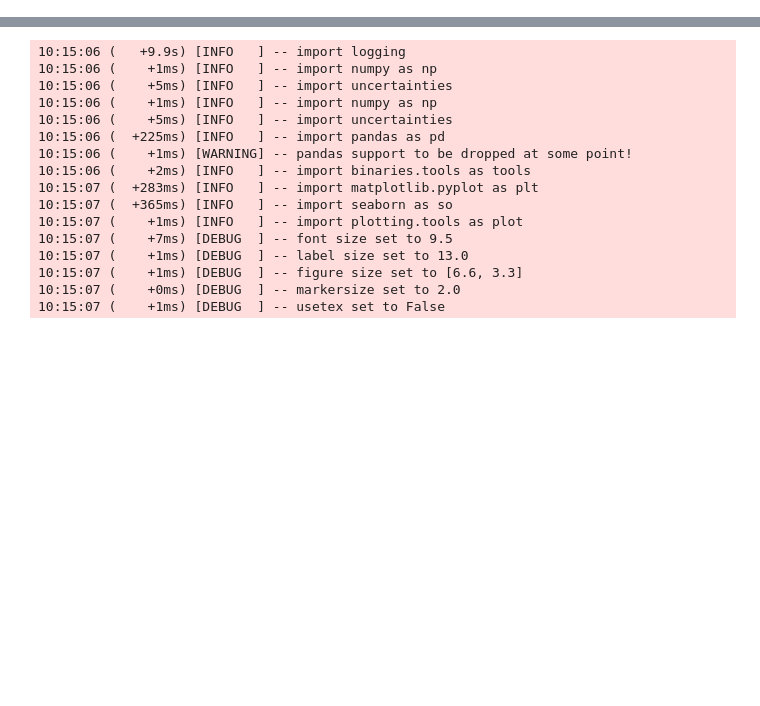
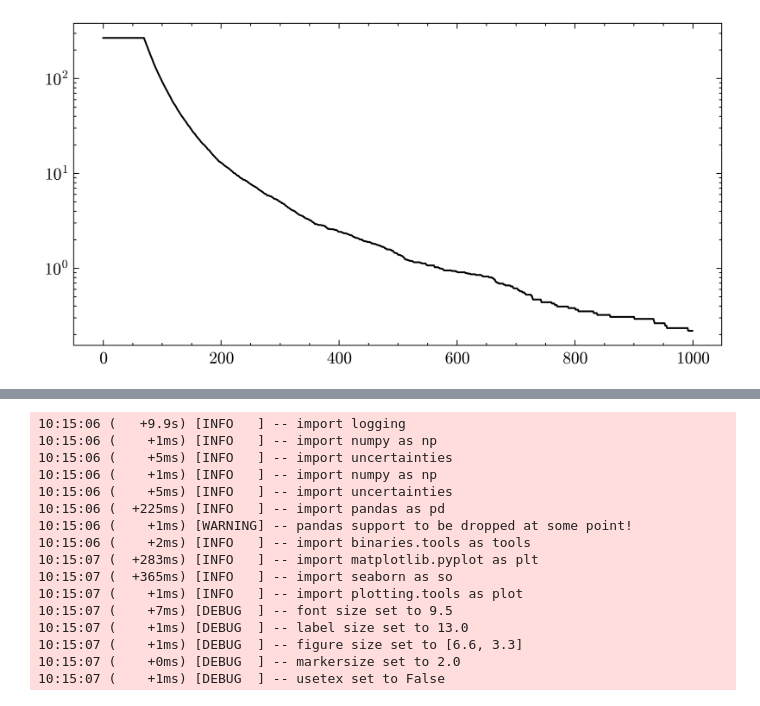
Before and after one commit to Quizznor/phd-thesis, a Jupyter notebook: bin/test_utils.ipynb, the cells around one changed output, grey strips where cells are left out. Saved outputs shown, nothing was run; the diff lists cells and outputs as text; code cells hidden in the pictures; blank space fills up the shorter version.

```diff
--- a/bin/test_utils.ipynb
+++ b/bin/test_utils.ipynb
@@ -0,0 +1,10 @@
+# %%
+from utils.binaries import *
+from utils.plotting import *
+
+hist = np.loadtxt('../Projects/Escritorio/NuriaJr_full_bandwidth_peak_height_spectrum.txt')
+
+plt.plot(range(len(hist)), hist, marker='none')
+plt.yscale('log')
+# %% [output]
+[figure, added]
```
Also changed, not shown: parts of 1 cell of this notebook, 13 other files.
